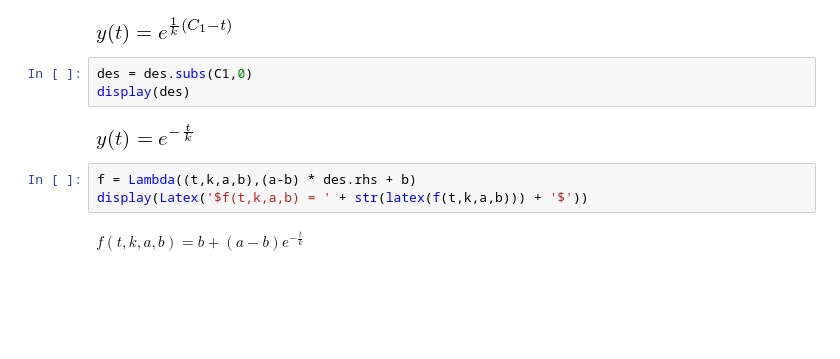
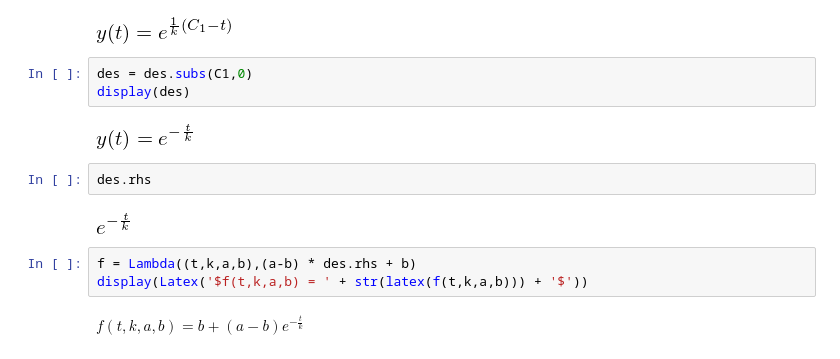
Before and after one commit to jonduan/Economics_note, a Jupyter notebook: macroeconomics/econ501/lab/lab02/odeintold.ipynb, the cells around one changed output. Drawn from its saved outputs; the diff is of its cells as text; blank space fills up the shorter version.

```diff
--- a/macroeconomics/econ501/lab/lab02/odeintold.ipynb
+++ b/macroeconomics/econ501/lab/lab02/odeintold.ipynb
@@ -39,6 +41,10 @@ des = des.subs(C1,0)
 display(des)
 # %% [output]
 [figure]
+# %%
+des.rhs
+# %% [output]
+[figure, added]
 # %%
 f = Lambda((t,k,a,b),(a-b) * des.rhs + b)
 display(Latex('$f(t,k,a,b) = ' + str(latex(f(t,k,a,b))) + '$'))
```
Also changed, not shown: parts of 2 cells of this notebook, 3 other files.
